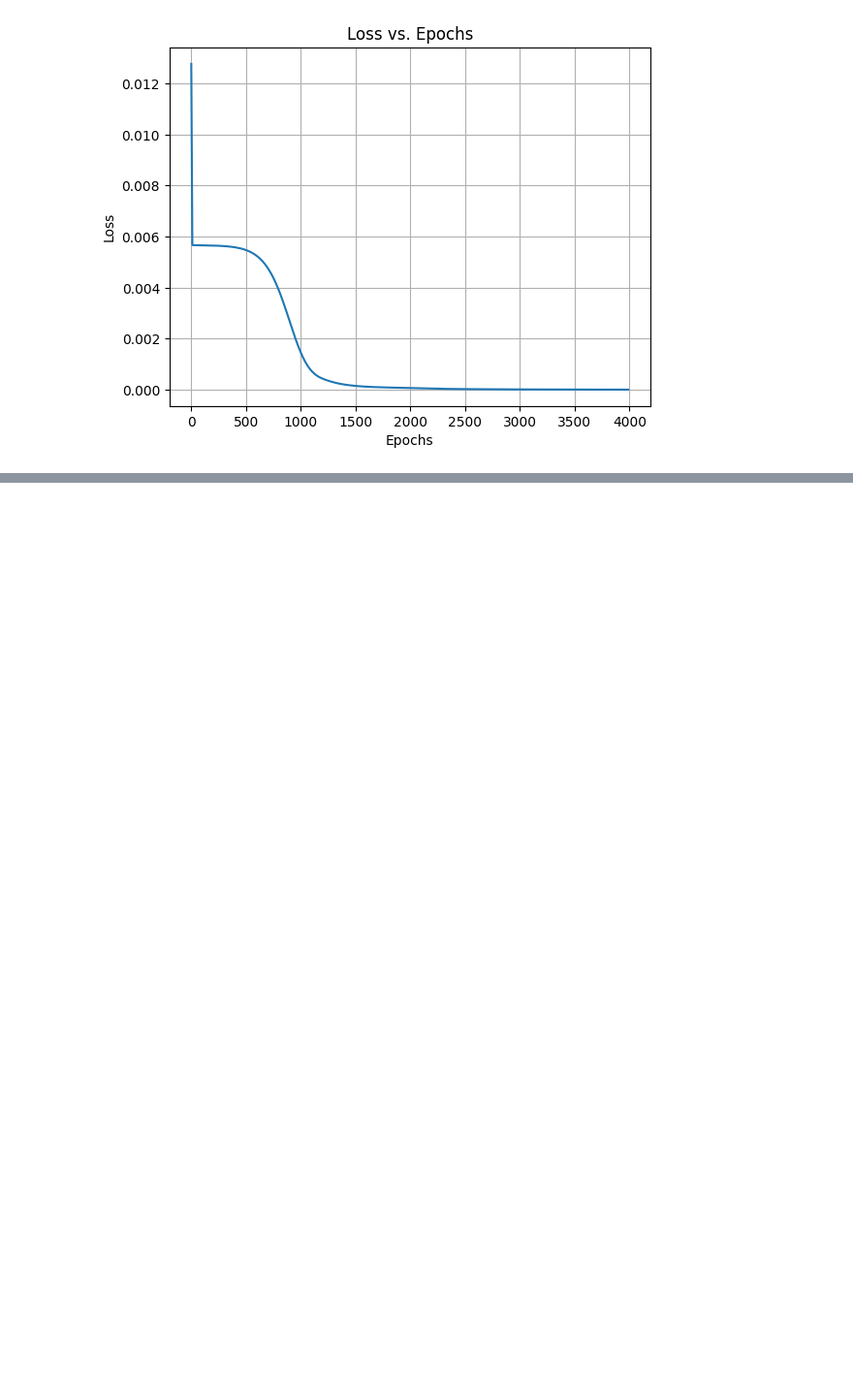
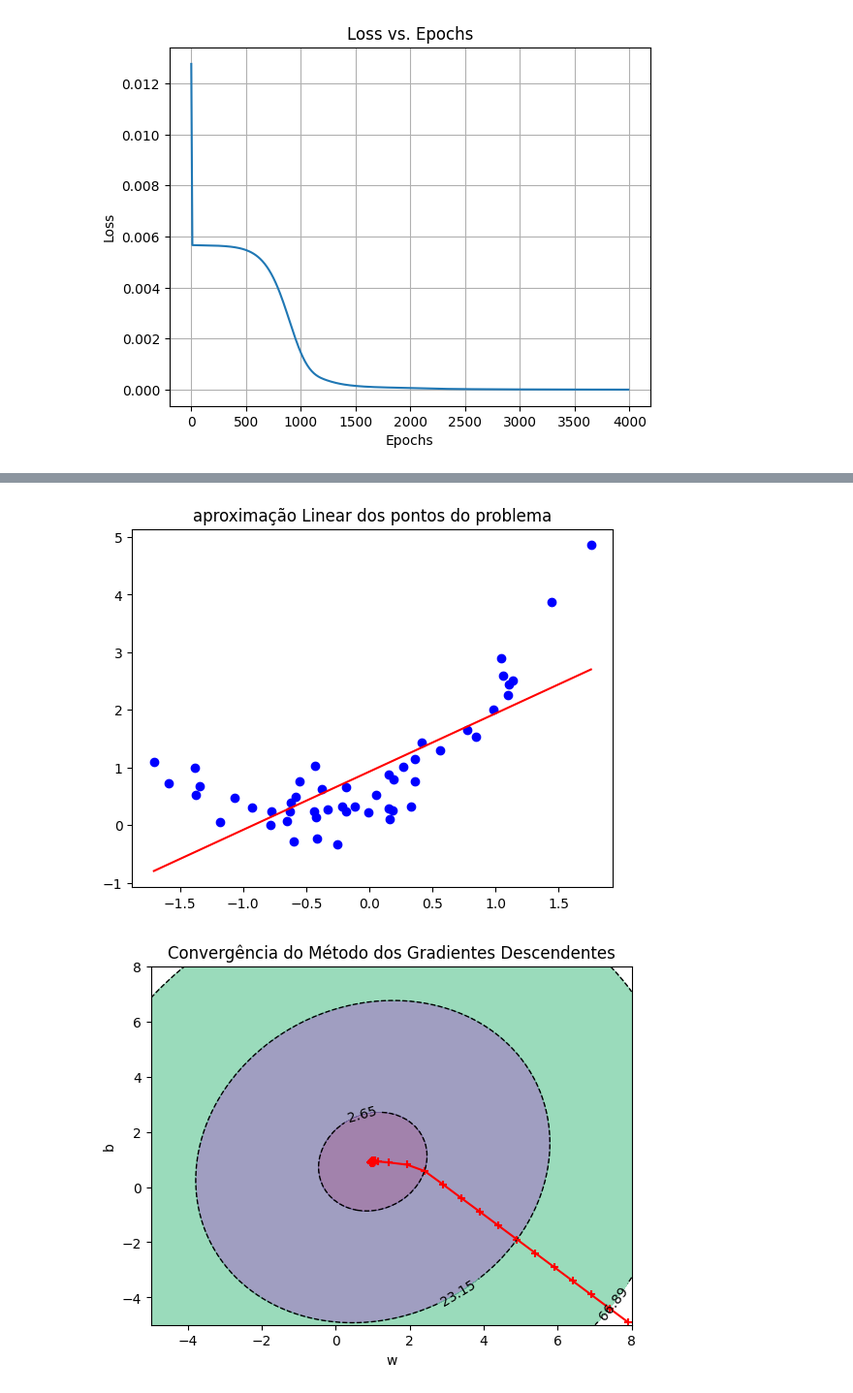
Before and after one commit to Mvanti/Introdu-oRedes-Neurais, a Jupyter notebook: NeuralNetworkBasics.ipynb, the cells around one changed output, grey strips where cells are left out. Shown at 97% size. Cells and saved outputs as stored; diff of their text form; code cells hidden in the pictures; blank space fills up the shorter version.

```diff
--- a/NeuralNetworkBasics.ipynb
+++ b/NeuralNetworkBasics.ipynb
@@ -1060,0 +938,6 @@ Devido à sua simplicidade, a regressão logística é frequentemente usada como
+# %%
+trace()
+isolinhas(x,y)
+# %% [output]
+[figure, added]
+[figure, added]
```
Also changed, not shown: parts of 66 cells of this notebook.
